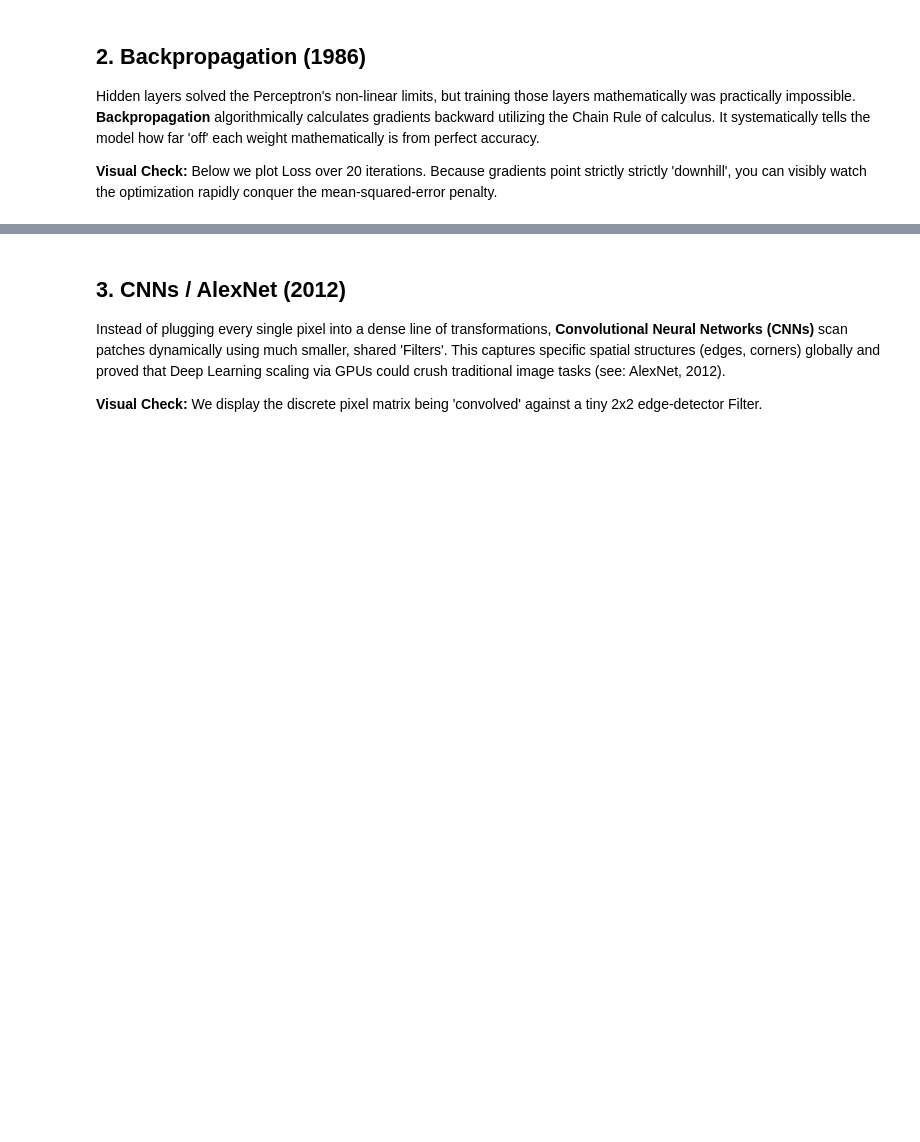
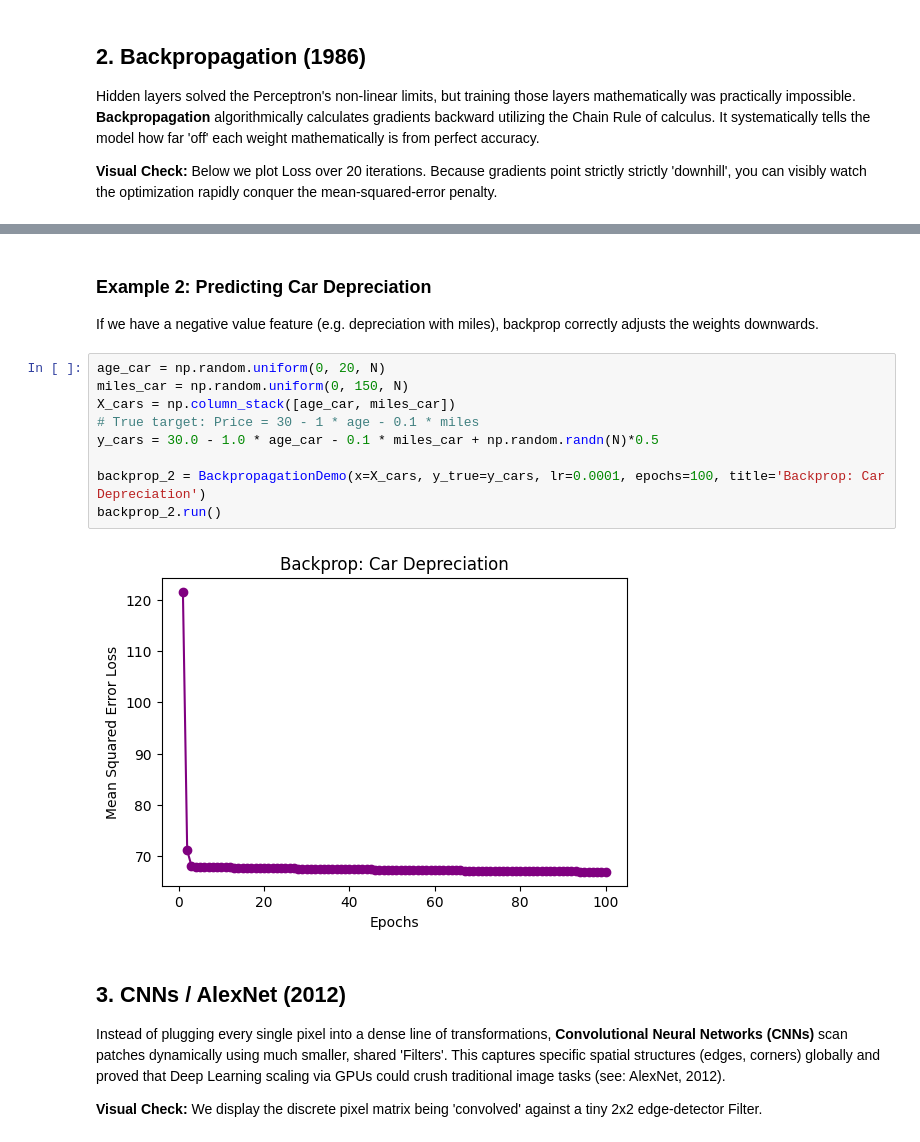
Before and after one commit to corybaird/Lectures, a Jupyter notebook: notebooks/ai_todai_overview/ai_overview.ipynb, the cells around one changed output, grey strips where cells are left out. Cells and saved outputs as stored; diff of their text form; blank space fills up the shorter version.

```diff
--- a/notebooks/ai_todai_overview/ai_overview.ipynb
+++ b/notebooks/ai_todai_overview/ai_overview.ipynb
@@ -160,3 +349,17 @@ BackpropagationDemo().run()
+# %% [markdown]
+### Example 2: Predicting Car Depreciation
+If we have a negative value feature (e.g. depreciation with miles), backprop correctly adjusts the weights downwards.
+# %%
+age_car = np.random.uniform(0, 20, N)
+miles_car = np.random.uniform(0, 150, N)
+X_cars = np.column_stack([age_car, miles_car])
+# True target: Price = 30 - 1 * age - 0.1 * miles
+y_cars = 30.0 - 1.0 * age_car - 0.1 * miles_car + np.random.randn(N)*0.5
+
+backprop_2 = BackpropagationDemo(x=X_cars, y_true=y_cars, lr=0.0001, epochs=100, title='Backprop: Car Depreciation')
+backprop_2.run()
+# %% [output]
+[figure, added]
 # %% [markdown]
 ## 3. CNNs / AlexNet (2012)
 
```
Also changed, not shown: parts of 13 cells of this notebook.
